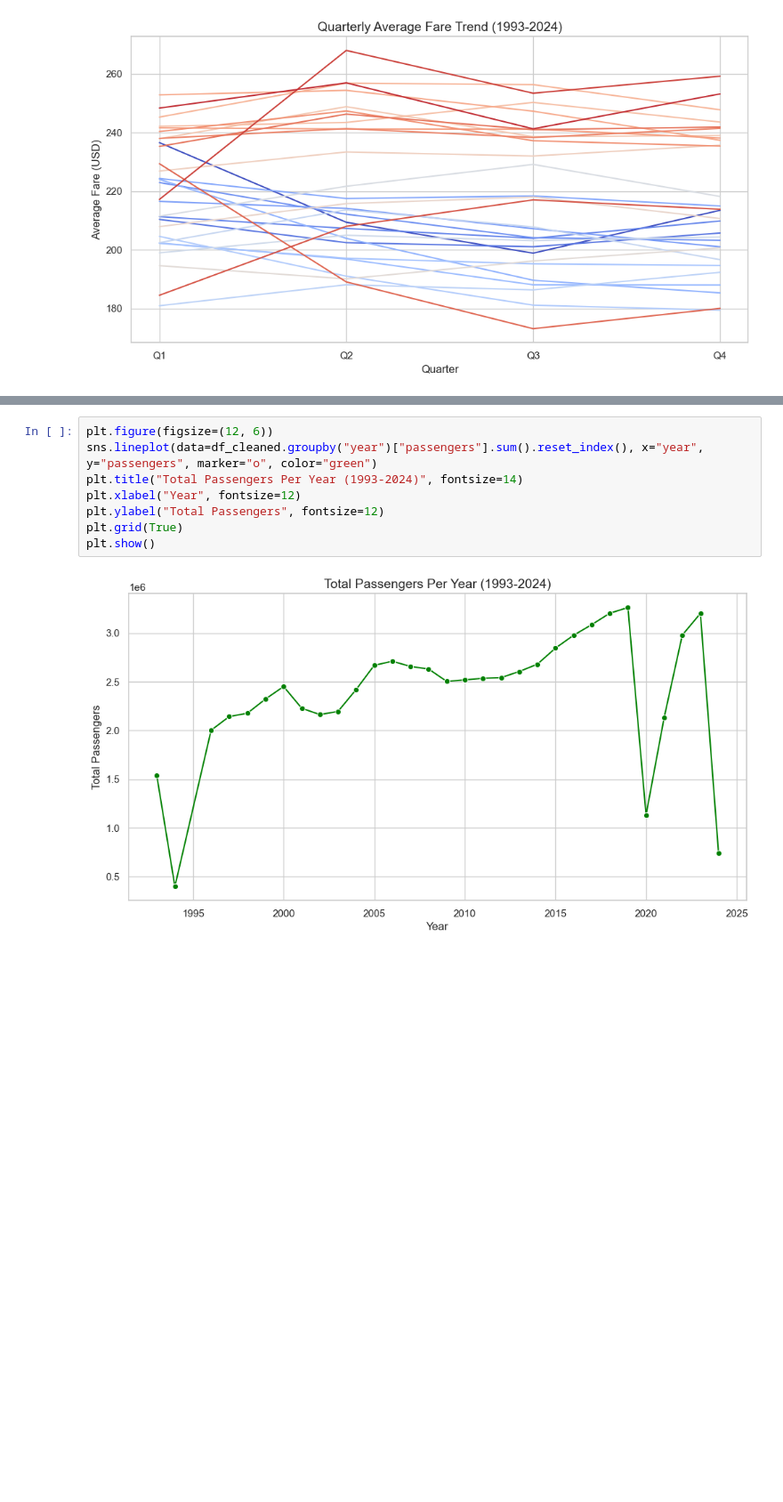
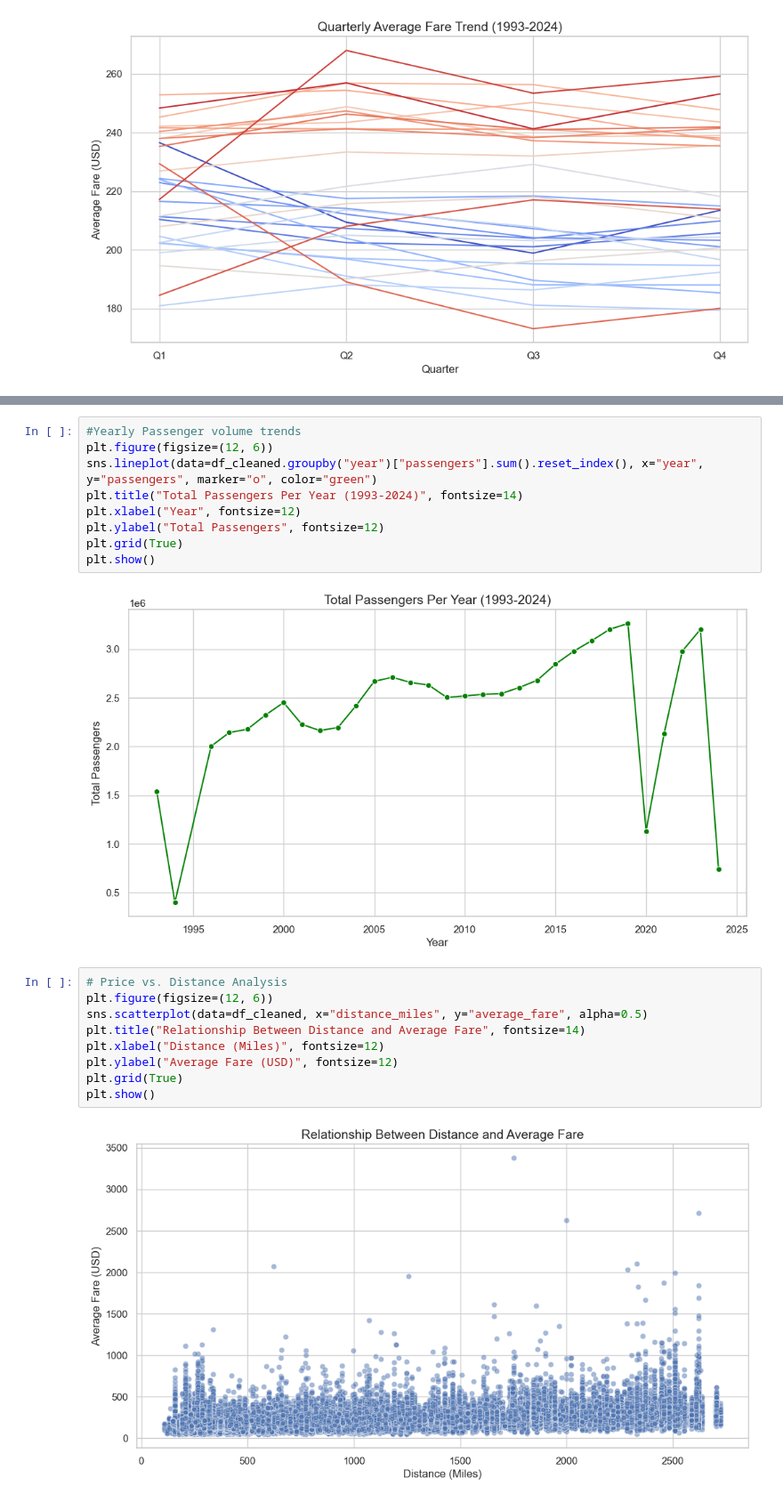
Before and after one commit to CamdenBeck/Project_03, a Jupyter notebook: Kelvin/data.ipynb, the cells around one changed output, grey strips where cells are left out. Shown at 89% size. Cells and saved outputs as stored; diff of their text form; blank space fills up the shorter version.

Commit message:
Visualizations 2

```diff
--- a/Kelvin/data.ipynb
+++ b/Kelvin/data.ipynb
@@ -241,6 +243,7 @@ plt.show()
 # %% [output]
 [figure]
 # %%
+#Yearly Passenger volume trends
 plt.figure(figsize=(12, 6))
 sns.lineplot(data=df_cleaned.groupby("year")["passengers"].sum().reset_index(), x="year", y="passengers", marker="o", color="green")
 plt.title("Total Passengers Per Year (1993-2024)", fontsize=14)
@@ -250,3 +253,14 @@ plt.grid(True)
 plt.show()
 # %% [output]
 [figure]
+# %%
+# Price vs. Distance Analysis
+plt.figure(figsize=(12, 6))
+sns.scatterplot(data=df_cleaned, x="distance_miles", y="average_fare", alpha=0.5)
+plt.title("Relationship Between Distance and Average Fare", fontsize=14)
+plt.xlabel("Distance (Miles)", fontsize=12)
+plt.ylabel("Average Fare (USD)", fontsize=12)
+plt.grid(True)
+plt.show()
+# %% [output]
+[figure, added]
```
Also changed, not shown: parts of 2 cells of this notebook.
